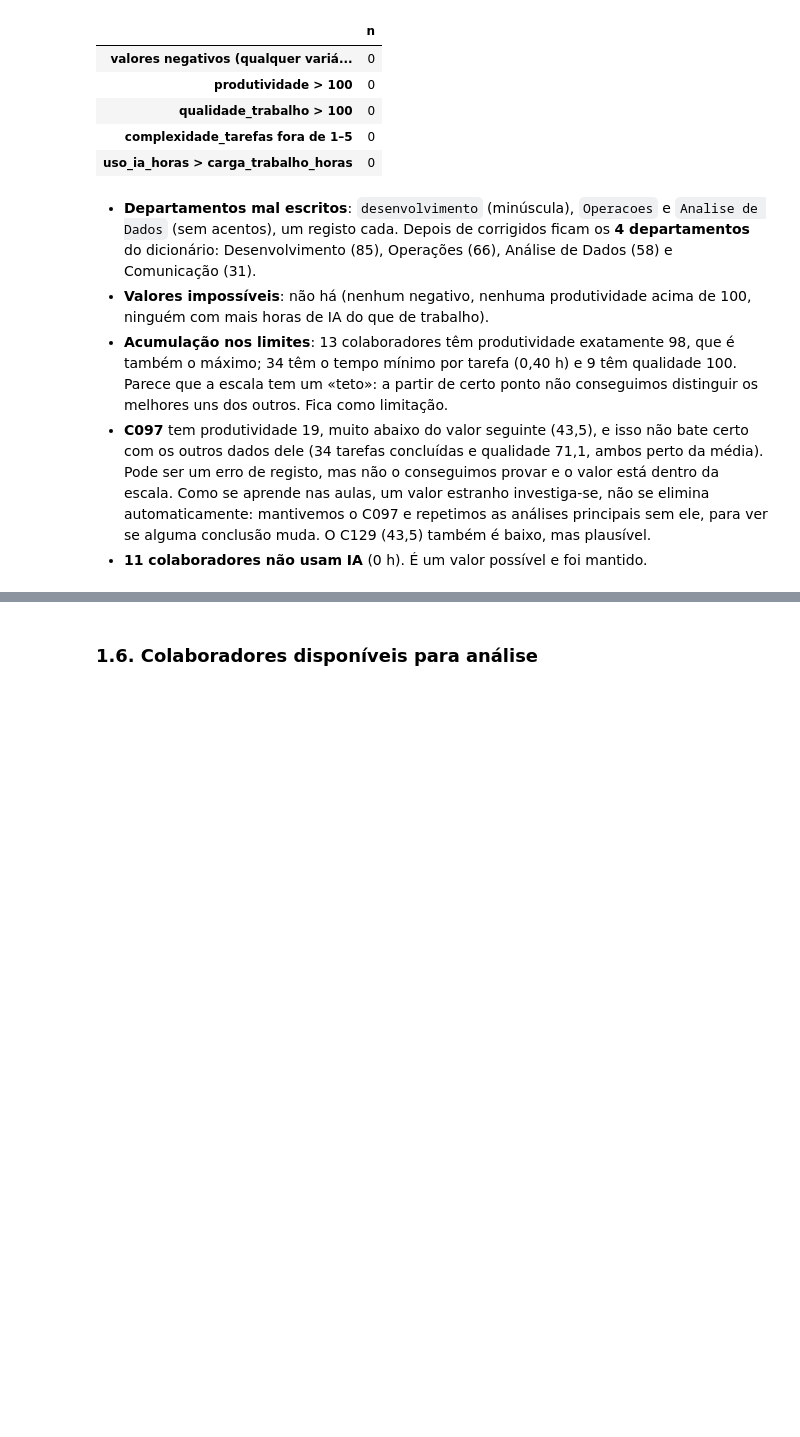
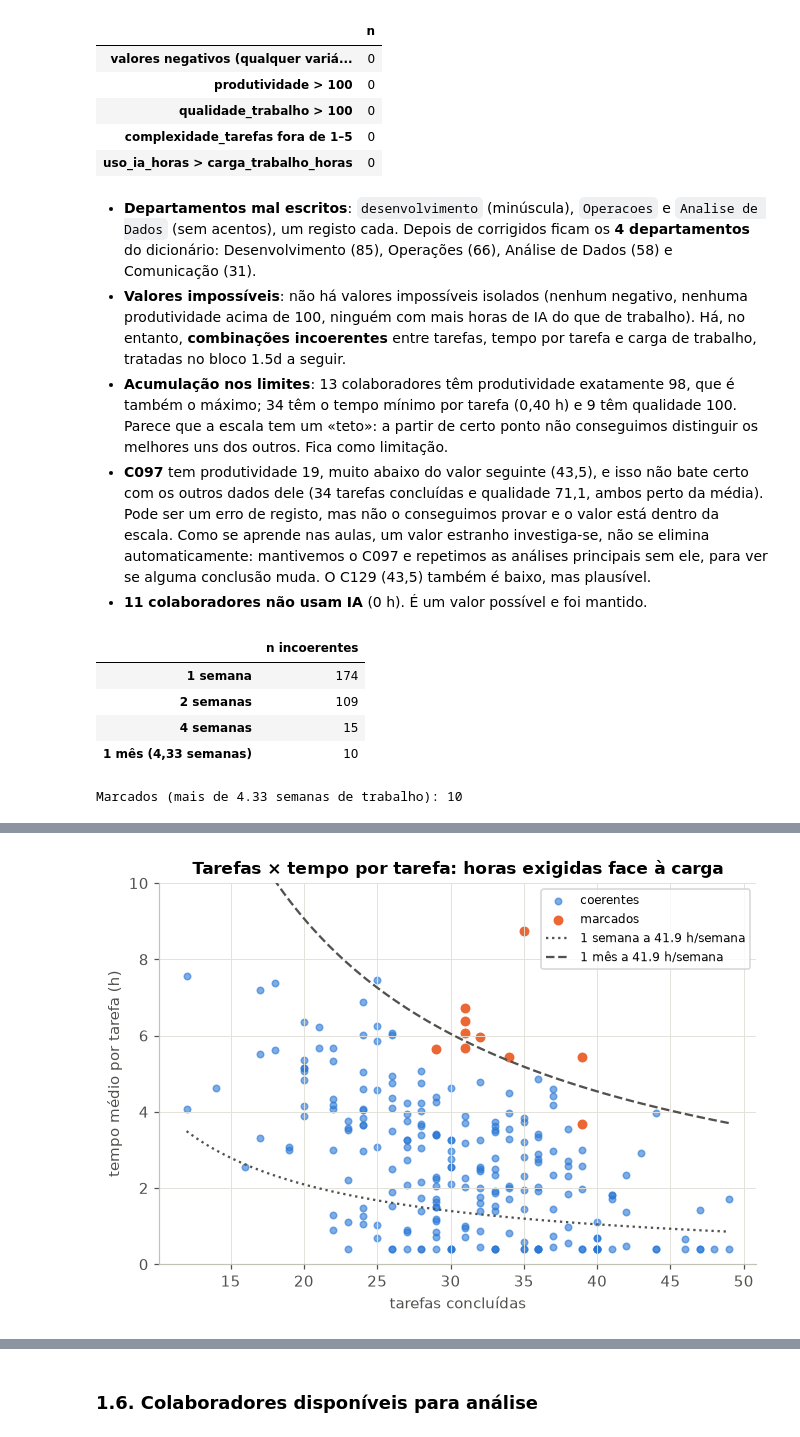
Before and after one commit to gcoutinho-ipca/tp1-mepa-ia-produtividade, a Jupyter notebook: TP1_MEPA_IA_Produtividade.ipynb, the cells around one changed output, grey strips where cells are left out. Cells and saved outputs as stored; diff of their text form; code cells hidden in the pictures; blank space fills up the shorter version.

```diff
--- a/TP1_MEPA_IA_Produtividade.ipynb
+++ b/TP1_MEPA_IA_Produtividade.ipynb
@@ -367,7 +356,56 @@ Limite inferior da caixa de bigodes: 44.4
 | uso_ia_horas > carga_trabalho_horas | 0 |
 # %% [markdown]
 - **Departamentos mal escritos**: `desenvolvimento` (minúscula), `Operacoes` e `Analise de Dados` (sem acentos), um registo cada. Depois de corrigidos ficam os **4 departamentos** do dicionário: Desenvolvimento (85), Operações (66), Análise de Dados (58) e Comunicação (31).
-- **Valores impossíveis**: não há (nenhum negativo, nenhuma produtividade acima de 100, ninguém com mais horas de IA do que de trabalho).
+- **Valores impossíveis**: não há valores impossíveis isolados (nenhum negativo, nenhuma produtividade acima de 100, ninguém com mais horas de IA do que de trabalho). Há, no entanto, **combinações incoerentes** entre tarefas, tempo por tarefa e carga de trabalho, tratadas no bloco 1.5d a seguir.
 - **Acumulação nos limites**: 13 colaboradores têm produtividade exatamente 98, que é também o máximo; 34 têm o tempo mínimo por tarefa (0,40 h) e 9 têm qualidade 100. Parece que a escala tem um «teto»: a partir de certo ponto não conseguimos distinguir os melhores uns dos outros. Fica como limitação.
 - **C097** tem produtividade 19, muito abaixo do valor seguinte (43,5), e isso não bate certo com os outros dados dele (34 tarefas concluídas e qualidade 71,1, ambos perto da média). Pode ser um erro de registo, mas não o conseguimos provar e o valor está dentro da escala. Como se aprende nas aulas, um valor estranho investiga-se, não se elimina automaticamente: mantivemos o C097 e repetimos as análises principais sem ele, para ver se alguma conclusão muda. O C129 (43,5) também é baixo, mas plausível.
 - **11 colaboradores não usam IA** (0 h). É um valor possível e foi mantido.
+# %%
+# ────────────────────────────────────────────────────────────────────────────────────────
+# BLOCO 1.5d · Coerência entre tarefas, tempo por tarefa e carga de trabalho
+# O quê: cada valor isolado é plausível, mas a combinação pode não ser. Horas exigidas pelas
+# tarefas = tarefas_concluidas × tempo_medio_tarefa_horas; dividindo pela carga semanal obtém-se
+# o número de semanas de trabalho que essas tarefas exigiriam.
+# Porquê vários limites: o dicionário não define a duração do «período» das tarefas, só que é
+# comum a todos; a carga é semanal. Mostra-se quantos casos ficam incoerentes com cada período.
+# Decisão: marcar (não apagar nem imputar) quem precisaria de mais de 1 mês (4,33 semanas) de
+# trabalho; a correlação (3.2) e a ANOVA (4.4a) são repetidas sem estes casos.
+# ────────────────────────────────────────────────────────────────────────────────────────
+df["horas_tarefas"] = df.tarefas_concluidas * df.tempo_medio_tarefa_horas
+df["semanas_necessarias"] = df.horas_tarefas / df.carga_trabalho_horas
+
+# Sensibilidade ao período assumido (C154 não tem tempo por tarefa e fica de fora da contagem)
+limites = {"1 semana": 1, "2 semanas": 2, "4 semanas": 4, "1 mês (4,33 semanas)": 4.33}
+display(pd.Series({k: int((df.semanas_necessarias > v).sum()) for k, v in limites.items()},
+                  name="n incoerentes").to_frame())
+
+LIMITE_SEMANAS = 4.33   # período assumido: 1 mês
+df["flag_incoerente"] = df.semanas_necessarias > LIMITE_SEMANAS
+INCOERENTES = df.loc[df.flag_incoerente, "id_colaborador"].tolist()
+print(f"Marcados (mais de {LIMITE_SEMANAS} semanas de trabalho): {len(INCOERENTES)}")
+display(df.loc[df.flag_incoerente, ["id_colaborador", "departamento", "tarefas_concluidas",
+                                    "tempo_medio_tarefa_horas", "carga_trabalho_horas", "horas_tarefas",
+                                    "semanas_necessarias", "produtividade"]]
+        .sort_values("semanas_necessarias", ascending=False))
+
+# Gráfico: tarefas × tempo por tarefa, com as isolinhas de 1 semana e de 1 mês à carga mediana
+fig, ax = plt.subplots(figsize=(7, 4.5))
+ok = df[~df.flag_incoerente]; mau = df[df.flag_incoerente]
+ax.scatter(ok.tarefas_concluidas, ok.tempo_medio_tarefa_horas, color=AZUL, alpha=0.6, s=18, label="coerentes")
+ax.scatter(mau.tarefas_concluidas, mau.tempo_medio_tarefa_horas, color=LARANJA, s=30, label="marcados")
+x = np.linspace(df.tarefas_concluidas.min(), df.tarefas_concluidas.max(), 100)
+carga = df.carga_trabalho_horas.median()
+for sem, estilo, nome in [(1, ":", "1 semana"), (LIMITE_SEMANAS, "--", "1 mês")]:
+    ax.plot(x, sem * carga / x, color=CINZA_TXT, linestyle=estilo, label=f"{nome} a {carga:.1f} h/semana")
+ax.set(xlabel="tarefas concluídas", ylabel="tempo médio por tarefa (h)", ylim=(0, 10),
+       title="Tarefas × tempo por tarefa: horas exigidas face à carga")
+ax.legend(fontsize=8)
+guardar(fig, "fig_1_5d_coerencia_tarefas")
+plt.show()
+# %% [output]
+|  | n incoerentes |
+| 1 semana | 174 |
+| 2 semanas | 109 |
+| 4 semanas | 15 |
+| 1 mês (4,33 semanas) | 10 |
+Marcados (mais de 4.33 semanas de trabalho): 10
@@ -373,0 +423 @@ Limite inferior da caixa de bigodes: 44.4
+[figure, added]
```
Also changed, not shown: parts of 9 cells of this notebook, 4 other files.
